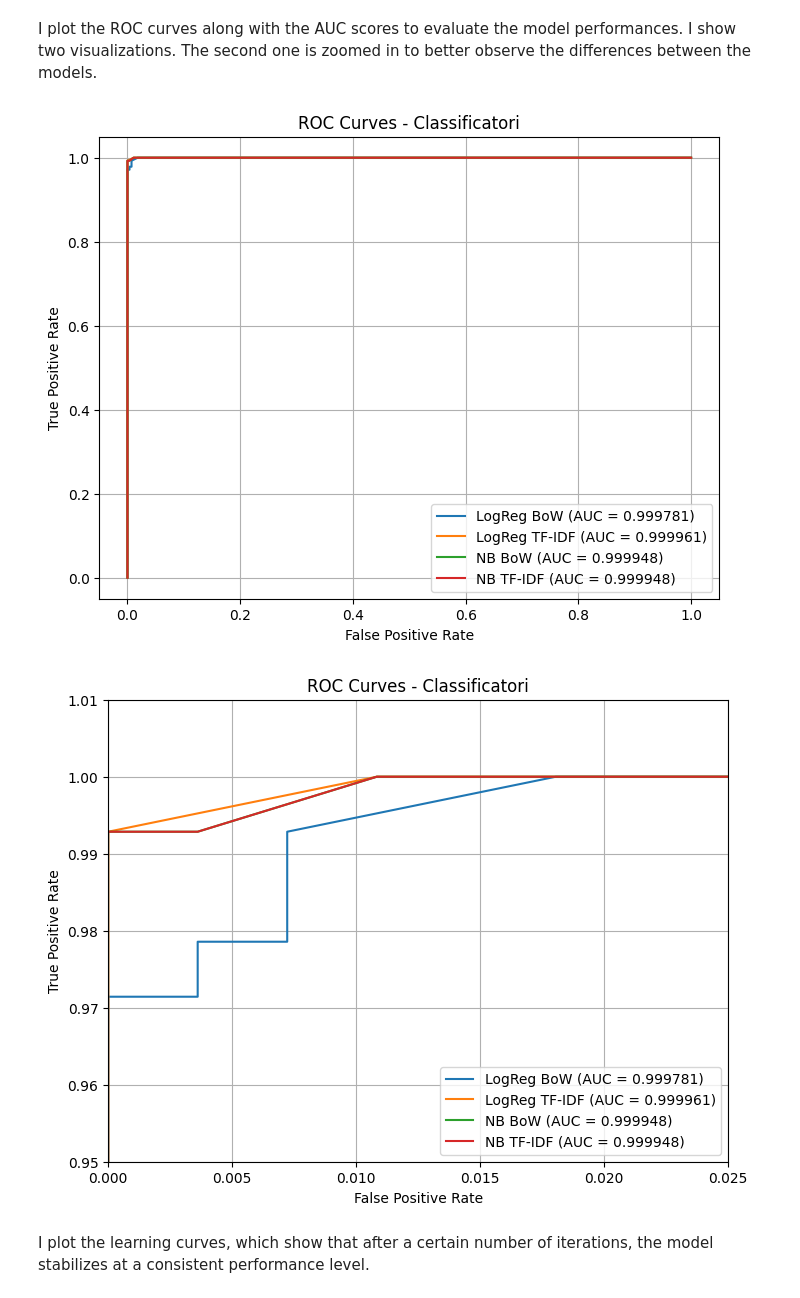
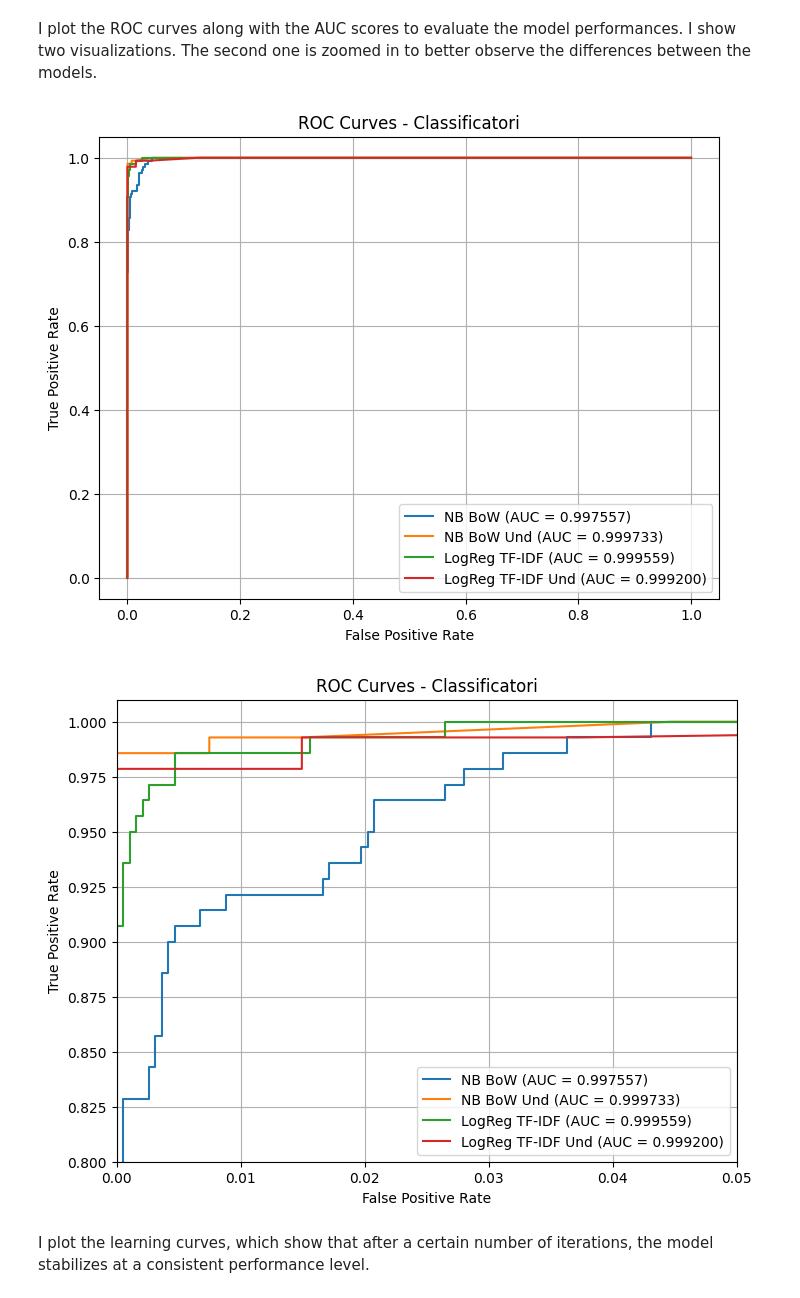
Before and after one commit to Simone-Smaldore/Language-Classifier, a Jupyter notebook: notebooks/4-Model_evaluation.ipynb, the cells around one changed output. Cells and saved outputs as stored; diff of their text form; code cells hidden in the pictures.

```diff
--- a/notebooks/4-Model_evaluation.ipynb
+++ b/notebooks/4-Model_evaluation.ipynb
@@ -36,14 +39,14 @@ PATH_MODEL_FOLDER = Path(MODEL_FOLDER)
 with (PATH_MODEL_FOLDER / "nb_bow.pkl").open("rb") as f:
     nb_bow = pickle.load(f)
 
-with (PATH_MODEL_FOLDER / "nb_tfidf.pkl").open("rb") as f:
-    nb_tfidf = pickle.load(f)
-
-with (PATH_MODEL_FOLDER / "lr_bow.pkl").open("rb") as f:
-    lr_bow = pickle.load(f)
+with (PATH_MODEL_FOLDER / "nb_bow_und.pkl").open("rb") as f:
+    nb_bow_und = pickle.load(f)
 
 with (PATH_MODEL_FOLDER / "lr_tfidf.pkl").open("rb") as f:
     lr_tfidf = pickle.load(f)
+
+with (PATH_MODEL_FOLDER / "lr_tfidf_und.pkl").open("rb") as f:
+    lr_tfidf_und = pickle.load(f)
 # %% [markdown]
 I perform cross-validation to ensure that the results are not simply due to a lucky train-test split.
 # %%
@@ -141,21 +145,28 @@ weighted avg       1.00      1.00      1.00       417
 I plot the ROC curves along with the AUC scores to evaluate the model performances. I show two visualizations. The second one is zoomed in to better observe the differences between the models.
 # %%
 models = {
-    "LogReg BoW": lr_bow,
+    "NB BoW": nb_bow,
+    "NB BoW Und": nb_bow_und,
     "LogReg TF-IDF": lr_tfidf,
-    "NB BoW": nb_bow,
-    "NB TF-IDF": nb_tfidf,
+    "LogReg TF-IDF Und": lr_tfidf_und,
 }
 
 Xs = {
-    "LogReg BoW": df_bow.X_t,
+    "NB BoW": df_bow.X_t,
+    "NB BoW Und": df_bow_undersampling.X_t,
     "LogReg TF-IDF": df_tfidf.X_t,
-    "NB BoW": df_bow.X_t,
-    "NB TF-IDF": df_tfidf.X_t,
+    "LogReg TF-IDF Und": df_tfidf_undersampling.X_t,
+}
+
+ys = {
+    "NB BoW": df_bow.y_t,
+    "NB BoW Und": df_bow_undersampling.y_t,
+    "LogReg TF-IDF": df_tfidf.y_t,
+    "LogReg TF-IDF Und": df_tfidf_undersampling.y_t,
 }
 
 
-def build_auc_plot(models: dict[str, ModelML], Xs: dict[str, csr_matrix], y_t: NDArray[np.float64]) -> None:
+def build_auc_plot(models: dict[str, ModelML], Xs: dict[str, csr_matrix], ys: dict[str, NDArray[np.float64]]) -> None:
     """
     Build ROC curves for multiple classification models.
 
@@ -165,7 +176,7 @@ def build_auc_plot(models: dict[str, ModelML], Xs: dict[str, csr_matrix], y_t: N
     Args:
         models (dict[str, ModelML]): A dictionary of trained models keyed by their names.
         Xs (dict[str, csr_matrix]): A dictionary of test feature matrices corresponding to each model.
-        y_t (NDArray[np.float64]): The true binary labels for the test set.
+        ys (dict[str, NDArray[np.float64]): A dictionary with the true binary labels for the test set.
 
     Returns:
         None
@@ -175,8 +186,8 @@ def build_auc_plot(models: dict[str, ModelML], Xs: dict[str, csr_matrix], y_t: N
 
     for name, model in models.items():
         y_probs = model.predict_proba(Xs[name])[:, 1]
-        fpr, tpr, _ = roc_curve(y_t, y_probs)
-        auc = roc_auc_score(y_t, y_probs)
+        fpr, tpr, _ = roc_curve(ys[name], y_probs)
+        auc = roc_auc_score(ys[name], y_probs)
         plt.plot(fpr, tpr, label=f"{name} (AUC = {auc:.6f})")
 
     plt.xlabel("False Positive Rate")
@@ -185,15 +196,15 @@ def build_auc_plot(models: dict[str, ModelML], Xs: dict[str, csr_matrix], y_t: N
     plt.legend(loc="lower right")
     plt.grid(visible=True)
 # %%
-build_auc_plot(models, Xs, df_bow.y_t)
+build_auc_plot(models, Xs, ys)
 plt.show()
-build_auc_plot(models, Xs, df_bow.y_t)
-plt.xlim(0.0, 0.025)
-plt.ylim(0.950, 1.01)
+build_auc_plot(models, Xs, ys)
+plt.xlim(0.0, 0.05)
+plt.ylim(0.80, 1.01)
 plt.show()
 # %% [output]
-[figure, old version]
+[figure, new version]
-[figure, old version]
+[figure, new version]
 # %% [markdown]
 I plot the learning curves, which show that after a certain number of iterations, the model stabilizes at a consistent performance level.
 # %%
```
Also changed, not shown: parts of 14 cells of this notebook, 21 other files.
